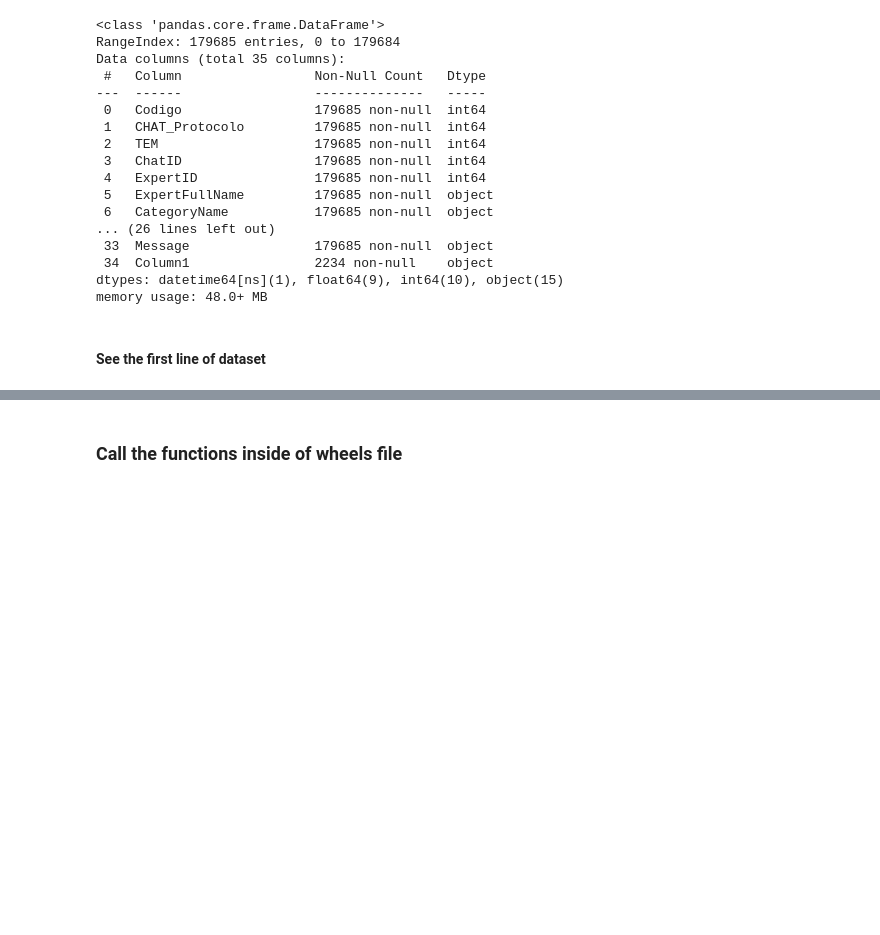
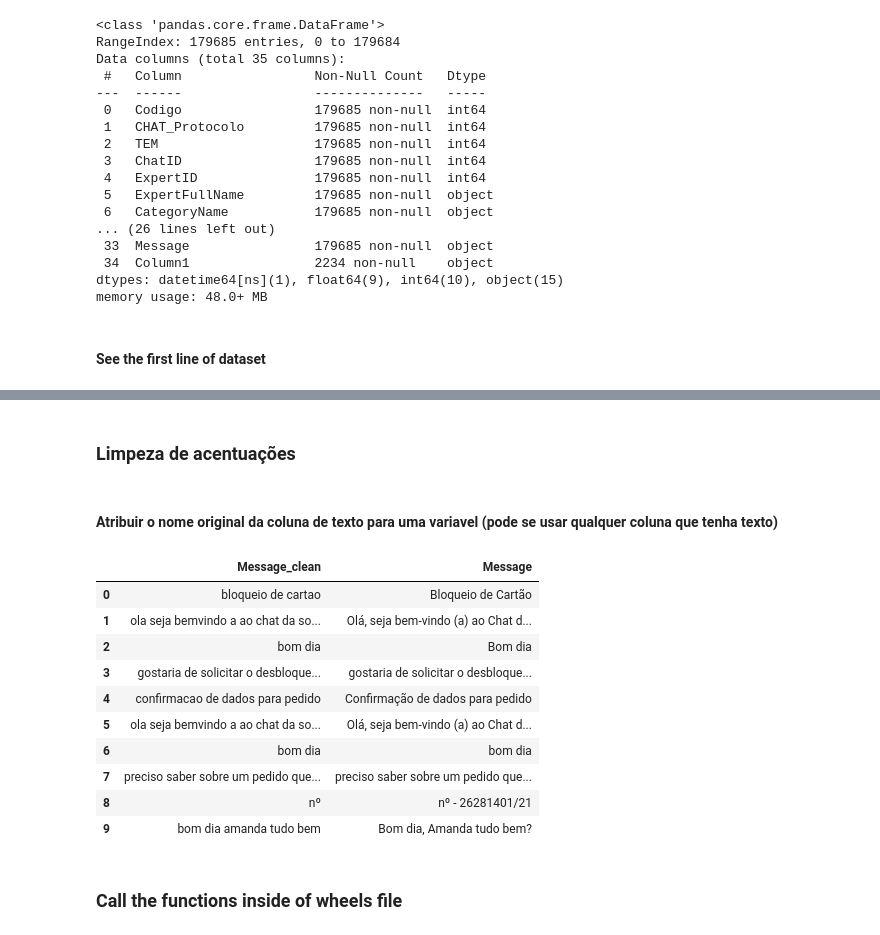
Before and after one commit to engineer-inks/model_fkeywords, a Jupyter notebook: notebooks/findkeywords.ipynb, the cells around one changed output, grey strips where cells are left out. Cells and saved outputs as stored; diff of their text form; code cells hidden in the pictures; blank space fills up the shorter version.

```diff
--- a/notebooks/findkeywords.ipynb
+++ b/notebooks/findkeywords.ipynb
@@ -84,3 +89,7 @@ df.head(1)
 # %% [output]
 |  | Codigo | CHAT_Protocolo | TEM | ChatID | ExpertID | ExpertFullName | CategoryName | ClosedBy | ... |
 | 0 | 7 | 350229426 | 350229426 | 31646020 | 202084 | DAINA ANDREZA DE SOUZA | Chat - Atendimento Robô | Encerrado pelo consumidor | ... |
+# %% [markdown]
+### Limpeza de acentuações
+# %% [markdown]
+#### Atribuir o nome original da coluna de texto para uma variavel (pode se usar qualquer coluna que tenha texto)
@@ -87,2 +101,16 @@ df.head(1)
+# %%
+df[[f'{coluna_texto}_clean', coluna_texto]].head(10)
+# %% [output]
+|  | Message_clean | Message |
+| 0 | bloqueio de cartao | Bloqueio de Cartão |
+| 1 | ola seja bemvindo a ao chat da so... | Olá, seja bem-vindo (a) ao Chat d... |
+| 2 | bom dia | Bom dia |
+| 3 | gostaria de solicitar o desbloque... | gostaria de solicitar o desbloque... |
+| 4 | confirmacao de dados para pedido | Confirmação de dados para pedido |
+| 5 | ola seja bemvindo a ao chat da so... | Olá, seja bem-vindo (a) ao Chat d... |
+| 6 | bom dia | bom dia |
+| 7 | preciso saber sobre um pedido que... | preciso saber sobre um pedido que... |
+| 8 | nº | nº - 26281401/21 |
+| 9 | bom dia amanda tudo bem | Bom dia, Amanda tudo bem? |
 # %% [markdown]
 ### Call the functions inside of wheels file
```
Also changed, not shown: parts of 18 cells of this notebook.
